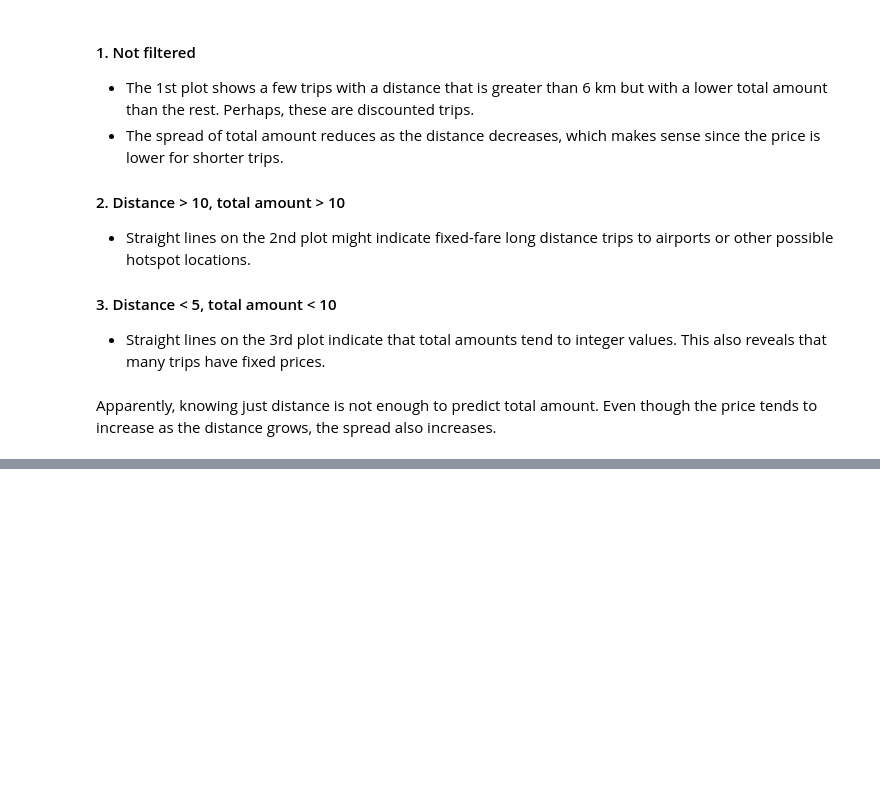
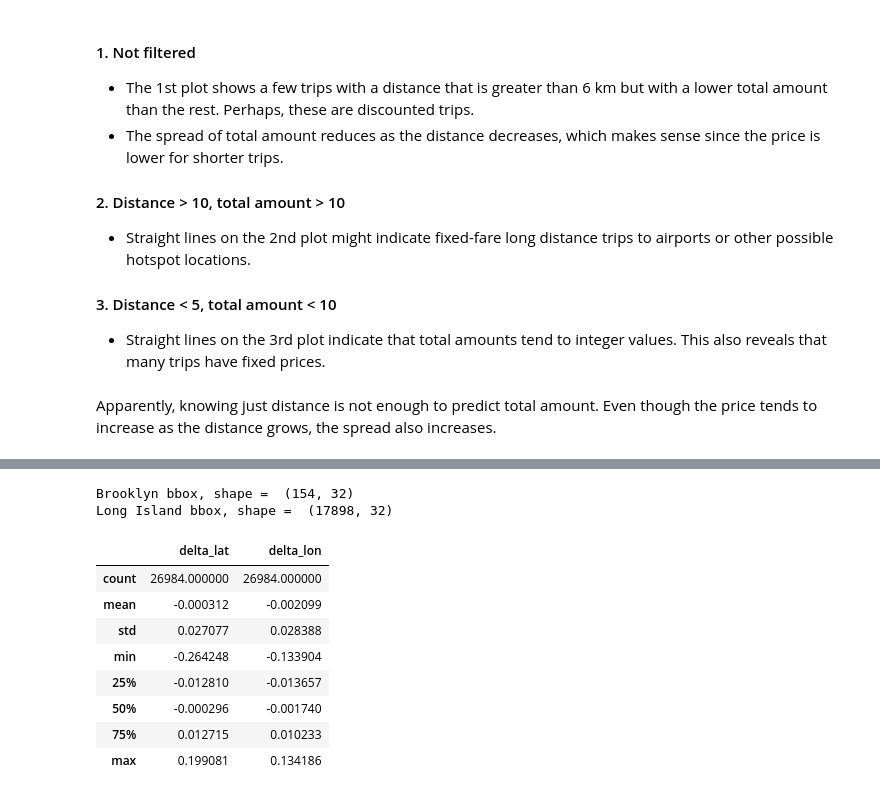
Before and after one commit to t3ch123/reimagined-computing-machine, a Jupyter notebook: notebook.ipynb, the cells around one changed output, grey strips where cells are left out. Saved outputs shown, nothing was run; the diff lists cells and outputs as text; code cells hidden in the pictures; blank space fills up the shorter version.

```diff
--- a/notebook.ipynb
+++ b/notebook.ipynb
@@ -378,7 +370,0 @@ We will need these columns to verify if the hypothesis is true:
-# %%
-from pandas import Timestamp
-
-df_data["year"] = df_data.tpep_pickup_datetime.map(lambda x: Timestamp(x).year)
-df_data["hour"] = df_data.tpep_pickup_datetime.map(lambda x: Timestamp(x).hour)
-
-df_data[["year", "hour"]].groupby("year").value_counts(sort=False)
@@ -415,0 +382,39 @@ Name: total_amount_per_km, dtype: float64
+# %%
+df_data["delta_lon"] = df_data.pickup_longitude - df_data.dropoff_longitude
+df_data["delta_lat"] = df_data.pickup_latitude - df_data.dropoff_latitude
+
+
+def filter_within_bbox(df, bbox):
+    """
+        Filter dataframe by a bounding box defined by two longitudes and two latitudes.
+        bbox = min Latitude , min Longitude , max Latitude , max Latitude
+    """
+    min_lat, min_lon, max_lat, max_lon = bbox
+
+    return (
+        (df.dropoff_longitude >= min_lon) & (df.dropoff_longitude <= max_lon) &
+        (df.dropoff_latitude >= min_lat) & (df.dropoff_latitude <= max_lat) &
+        (df.pickup_longitude >= min_lon) & (df.pickup_longitude <= max_lon) &
+        (df.pickup_latitude >= min_lat) & (df.pickup_latitude <= max_lat)
+    )
+
+bbox_brooklyn = (40.573368, -74.044850, 40.697904, -73.867009)
+bbox_long_island = (0.517006,-73.993682,41.204564,-71.826629)
+
+print("Brooklyn bbox, shape = ", df_data[filter_within_bbox(df_data, bbox_brooklyn)].shape)
+print("Long Island bbox, shape = ", df_data[filter_within_bbox(df_data, bbox_long_island)].shape)
+# %% [output]
+Brooklyn bbox, shape =  (154, 32)
+Long Island bbox, shape =  (17898, 32)
+# %%
+df_data[["delta_lat", "delta_lon"]].describe()
+# %% [output]
+|  | delta_lat | delta_lon |
+| count | 26984.000000 | 26984.000000 |
+| mean | -0.000312 | -0.002099 |
+| std | 0.027077 | 0.028388 |
+| min | -0.264248 | -0.133904 |
+| 25% | -0.012810 | -0.013657 |
+| 50% | -0.000296 | -0.001740 |
+| 75% | 0.012715 | 0.010233 |
+| max | 0.199081 | 0.134186 |
```
Also changed, not shown: parts of 22 cells of this notebook, 2 other files.
